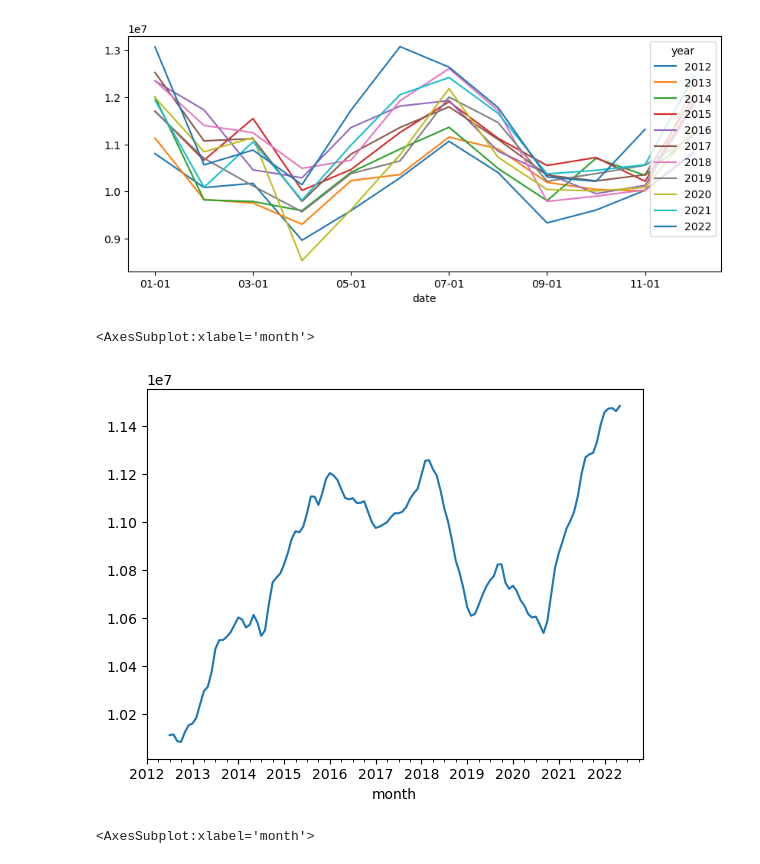
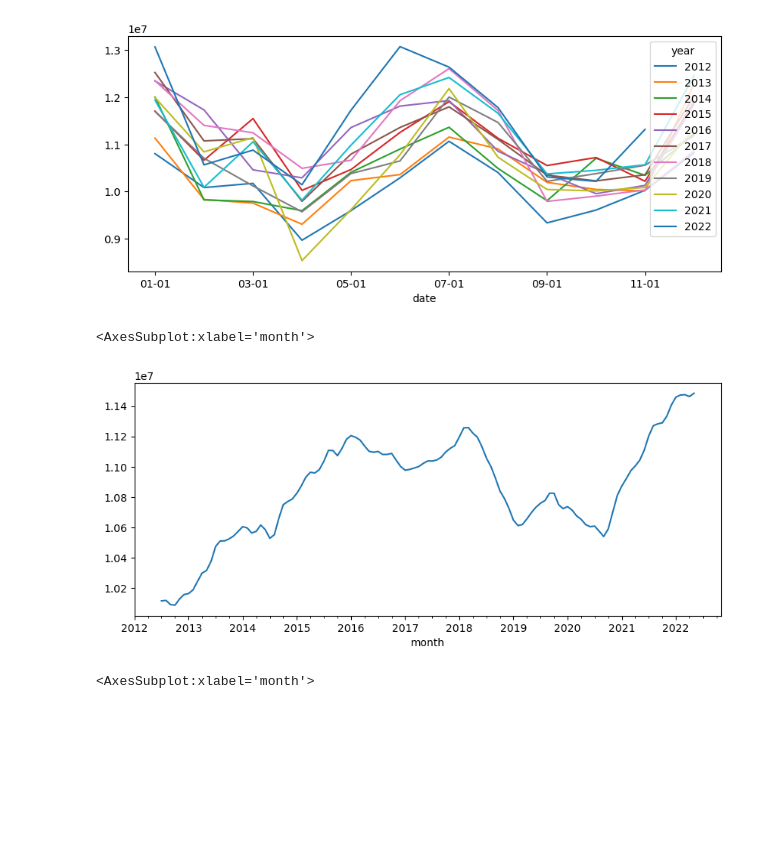
Before and after one commit to colmo786/energy_demand, a Jupyter notebook: python/ED_monthly_dag.ipynb, the cells around one changed output. Drawn from its saved outputs; the diff is of its cells as text; code cells hidden in the pictures; blank space fills up the shorter version.

```diff
--- a/python/ED_monthly_dag.ipynb
+++ b/python/ED_monthly_dag.ipynb
@@ -1970,10 +1970,10 @@ unstacked.plot(figsize=(10, 4))
 [figure]
 # %%
 sd_12 = seasonal_decompose(df.set_index('month')[['hist_value']], period=12)
-sd_12.trend.plot()
+sd_12.trend.plot(figsize=(10, 4))
 # %% [output]
 <AxesSubplot:xlabel='month'>
-[figure, old version]
+[figure, new version]
 # %%
 sd_12.seasonal.plot(figsize=(10, 4))
 # %% [output]
```
